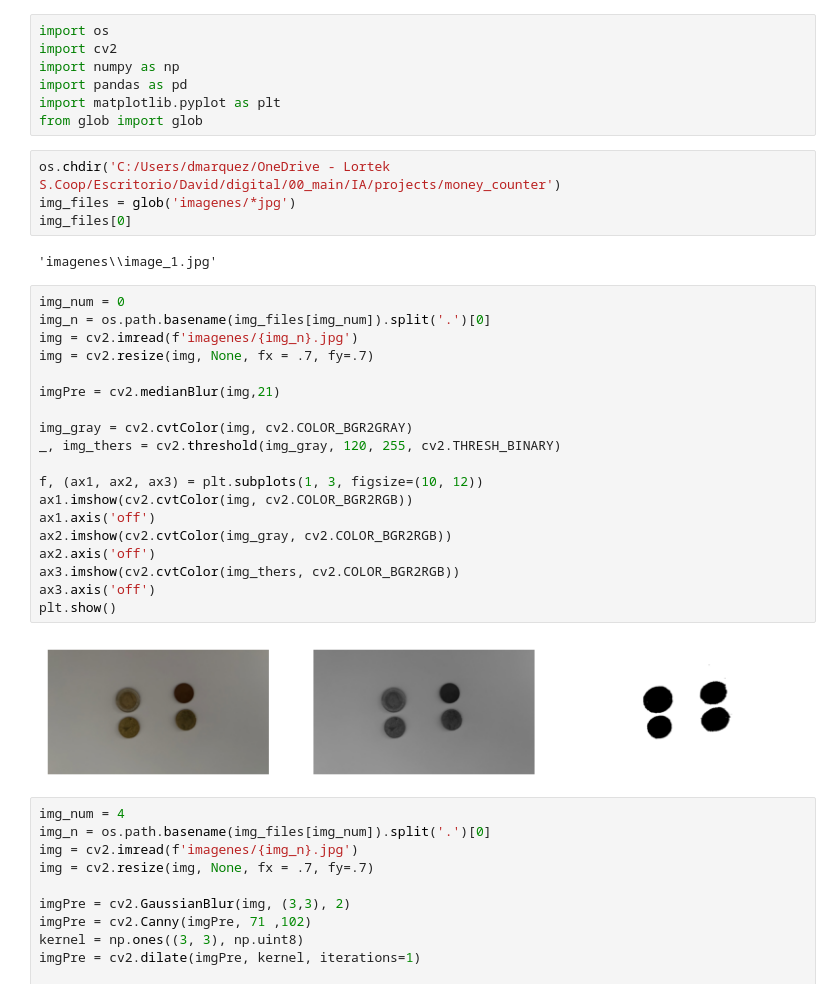
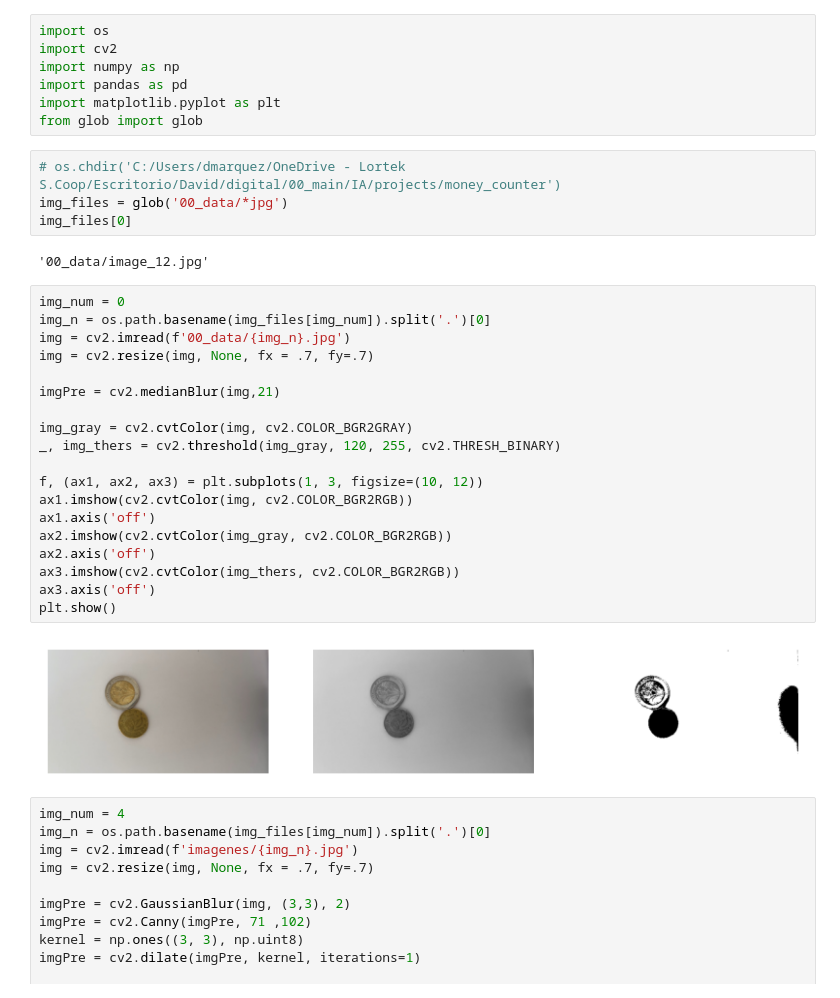
Before and after one commit to deivMM/computer_vision_image_processing, a Jupyter notebook: projects/money_counter/0_prueba.ipynb, the cells around one changed output. Saved outputs shown, nothing was run; the diff lists cells and outputs as text.

```diff
--- a/projects/money_counter/0_prueba.ipynb
+++ b/projects/money_counter/0_prueba.ipynb
@@ -6,32 +6,32 @@ import pandas as pd
 import matplotlib.pyplot as plt
 from glob import glob
 # %%
-os.chdir('C:/Users/dmarquez/OneDrive - Lortek S.Coop/Escritorio/David/digital/00_main/IA/projects/money_counter')
-img_files = glob('imagenes/*jpg')
+# os.chdir('C:/Users/dmarquez/OneDrive - Lortek S.Coop/Escritorio/David/digital/00_main/IA/projects/money_counter')
+img_files = glob('00_data/*jpg')
 img_files[0]
 # %% [output]
-'imagenes\\image_1.jpg'
+'00_data/image_12.jpg'
 # %%
 img_num = 0
 img_n = os.path.basename(img_files[img_num]).split('.')[0]
-img = cv2.imread(f'imagenes/{img_n}.jpg')
+img = cv2.imread(f'00_data/{img_n}.jpg')
 img = cv2.resize(img, None, fx = .7, fy=.7)
 
 imgPre = cv2.medianBlur(img,21)
 
 img_gray = cv2.cvtColor(img, cv2.COLOR_BGR2GRAY)
 _, img_thers = cv2.threshold(img_gray, 120, 255, cv2.THRESH_BINARY)
 
 f, (ax1, ax2, ax3) = plt.subplots(1, 3, figsize=(10, 12))
 ax1.imshow(cv2.cvtColor(img, cv2.COLOR_BGR2RGB))
 ax1.axis('off')
 ax2.imshow(cv2.cvtColor(img_gray, cv2.COLOR_BGR2RGB))
 ax2.axis('off')
 ax3.imshow(cv2.cvtColor(img_thers, cv2.COLOR_BGR2RGB))
 ax3.axis('off')
 plt.show()
 # %% [output]
-[figure, old version]
+[figure, new version]
 # %%
 img_num = 4
 img_n = os.path.basename(img_files[img_num]).split('.')[0]
```
Also changed, not shown: 1 other file.
